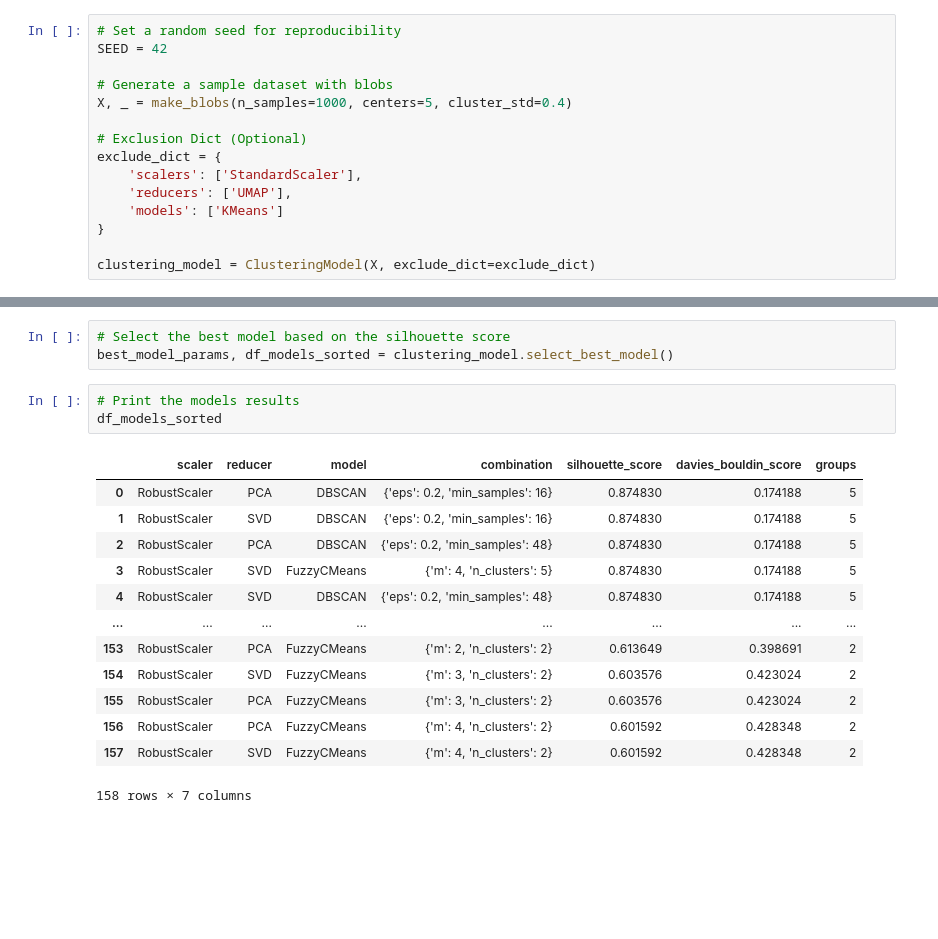
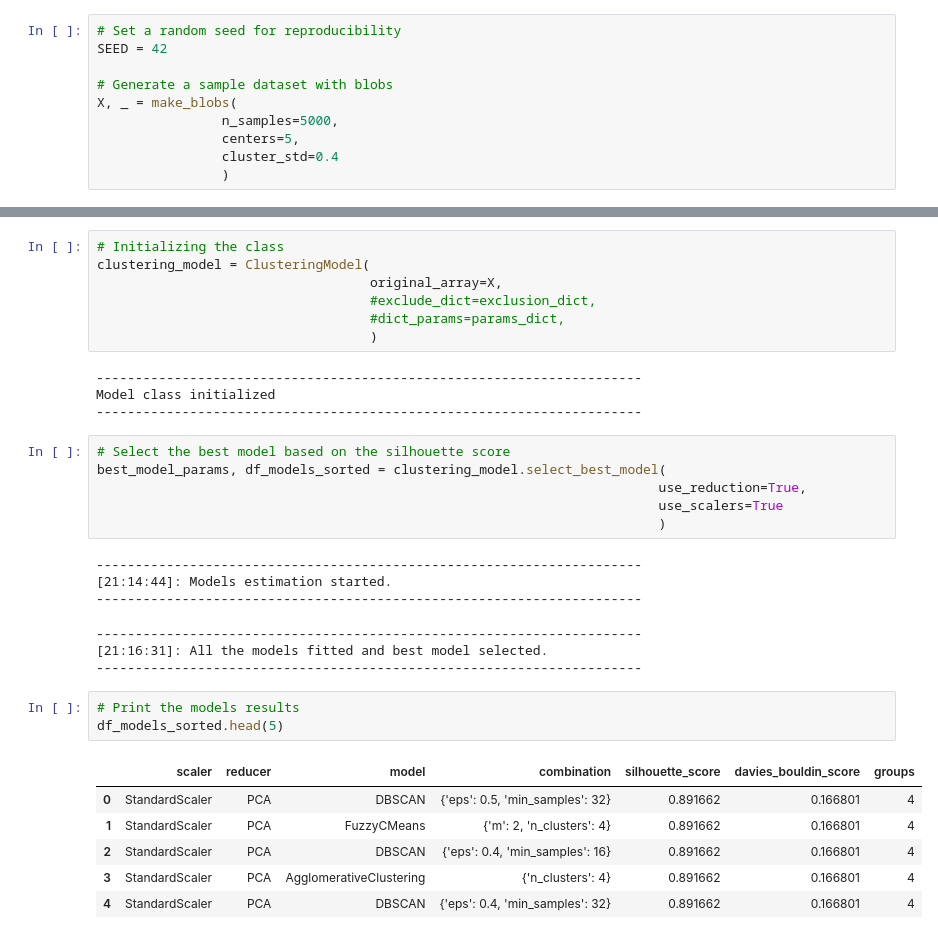
Before and after one commit to jaimevera1107/clustering-models, a Jupyter notebook: clustering_models.ipynb, the cells around one changed output, grey strips where cells are left out. Saved outputs shown, nothing was run; the diff lists cells and outputs as text; blank space fills up the shorter version.

Commit message:
Included n_jobs and dicts as inputs

```diff
--- a/clustering_models.ipynb
+++ b/clustering_models.ipynb
@@ -415,13 +450,8 @@ class ClusteringModel:
 SEED = 42
 
 # Generate a sample dataset with blobs
-X, _ = make_blobs(n_samples=1000, centers=5, cluster_std=0.4)
-
-# Exclusion Dict (Optional)
-exclude_dict = {
-    'scalers': ['StandardScaler'],
-    'reducers': ['UMAP'],
-    'models': ['KMeans']
-}
-
-clustering_model = ClusteringModel(X, exclude_dict=exclude_dict)
+X, _ = make_blobs(
+                n_samples=5000,
+                centers=5,
+                cluster_std=0.4
+                )
@@ -428,23 +480,37 @@ clustering_model = ClusteringModel(X, exclude_dict=exclude_dict)
+# %%
+# Initializing the class
+clustering_model = ClusteringModel(
+                                   original_array=X,
+                                   #exclude_dict=exclusion_dict,
+                                   #dict_params=params_dict,
+                                   )
+# %% [output]
+----------------------------------------------------------------------
+Model class initialized
+----------------------------------------------------------------------
 # %%
 # Select the best model based on the silhouette score
-best_model_params, df_models_sorted = clustering_model.select_best_model()
+best_model_params, df_models_sorted = clustering_model.select_best_model(
+                                                                        use_reduction=True,
+                                                                        use_scalers=True
+                                                                        )
+# %% [output]
+----------------------------------------------------------------------
+[21:14:44]: Models estimation started.
+----------------------------------------------------------------------
+----------------------------------------------------------------------
+[21:16:31]: All the models fitted and best model selected.
+----------------------------------------------------------------------
 # %%
 # Print the models results
-df_models_sorted
+df_models_sorted.head(5)
 # %% [output]
 |  | scaler | reducer | model | combination | silhouette_score | davies_bouldin_score | groups |
-| 0 | RobustScaler | PCA | DBSCAN | {'eps': 0.2, 'min_samples': 16} | 0.874830 | 0.174188 | 5 |
-| 1 | RobustScaler | SVD | DBSCAN | {'eps': 0.2, 'min_samples': 16} | 0.874830 | 0.174188 | 5 |
-| 2 | RobustScaler | PCA | DBSCAN | {'eps': 0.2, 'min_samples': 48} | 0.874830 | 0.174188 | 5 |
-| 3 | RobustScaler | SVD | FuzzyCMeans | {'m': 4, 'n_clusters': 5} | 0.874830 | 0.174188 | 5 |
-| 4 | RobustScaler | SVD | DBSCAN | {'eps': 0.2, 'min_samples': 48} | 0.874830 | 0.174188 | 5 |
-| ... | ... | ... | ... | ... | ... | ... | ... |
-| 153 | RobustScaler | PCA | FuzzyCMeans | {'m': 2, 'n_clusters': 2} | 0.613649 | 0.398691 | 2 |
-| 154 | RobustScaler | SVD | FuzzyCMeans | {'m': 3, 'n_clusters': 2} | 0.603576 | 0.423024 | 2 |
-| 155 | RobustScaler | PCA | FuzzyCMeans | {'m': 3, 'n_clusters': 2} | 0.603576 | 0.423024 | 2 |
-| 156 | RobustScaler | PCA | FuzzyCMeans | {'m': 4, 'n_clusters': 2} | 0.601592 | 0.428348 | 2 |
-| 157 | RobustScaler | SVD | FuzzyCMeans | {'m': 4, 'n_clusters': 2} | 0.601592 | 0.428348 | 2 |
+| 0 | StandardScaler | PCA | DBSCAN | {'eps': 0.5, 'min_samples': 32} | 0.891662 | 0.166801 | 4 |
+| 1 | StandardScaler | PCA | FuzzyCMeans | {'m': 2, 'n_clusters': 4} | 0.891662 | 0.166801 | 4 |
+| 2 | StandardScaler | PCA | DBSCAN | {'eps': 0.4, 'min_samples': 16} | 0.891662 | 0.166801 | 4 |
+| 3 | StandardScaler | PCA | AgglomerativeClustering | {'n_clusters': 4} | 0.891662 | 0.166801 | 4 |
+| 4 | StandardScaler | PCA | DBSCAN | {'eps': 0.4, 'min_samples': 32} | 0.891662 | 0.166801 | 4 |
-158 rows × 7 columns
 # %%
 # Print the best model parameters
 best_model_params
```
Also changed, not shown: parts of 11 cells of this notebook.
